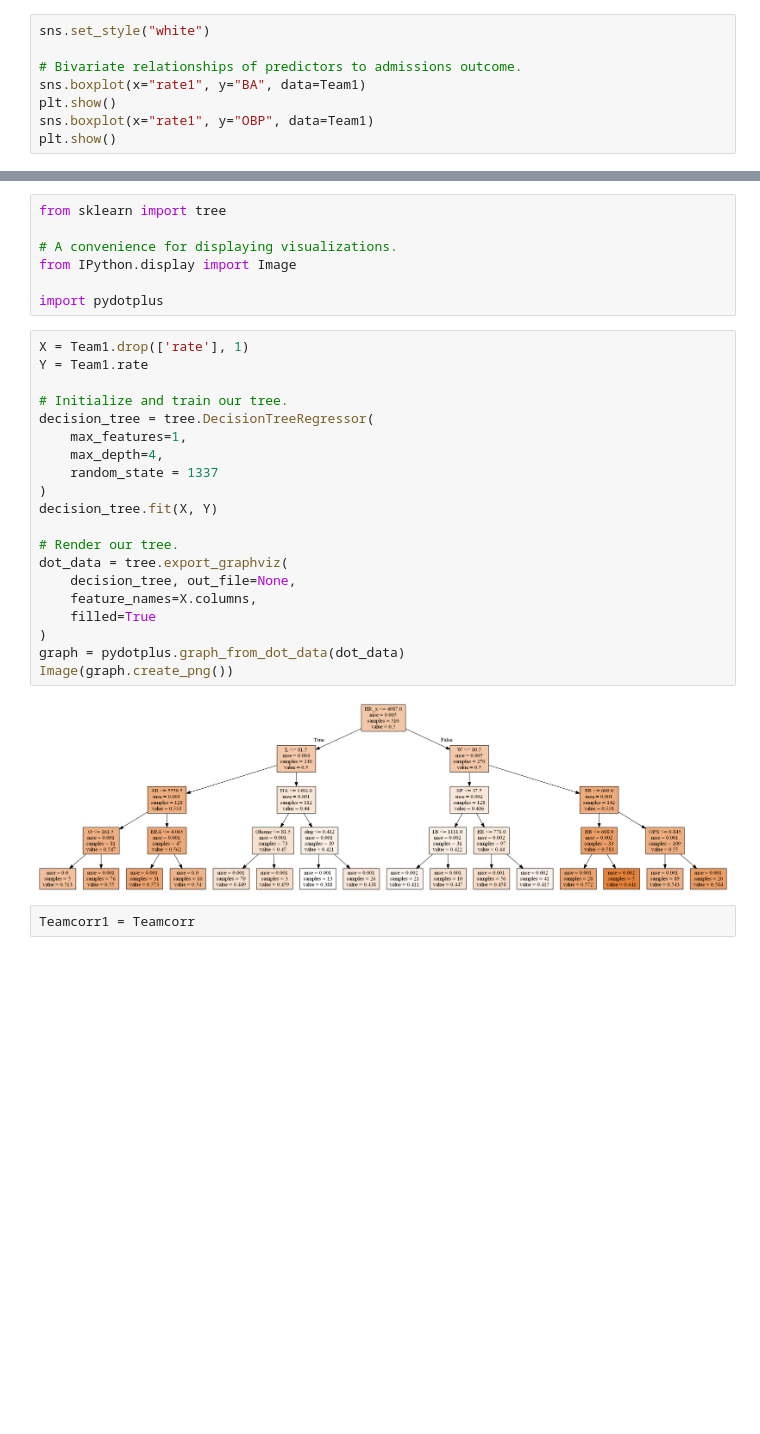
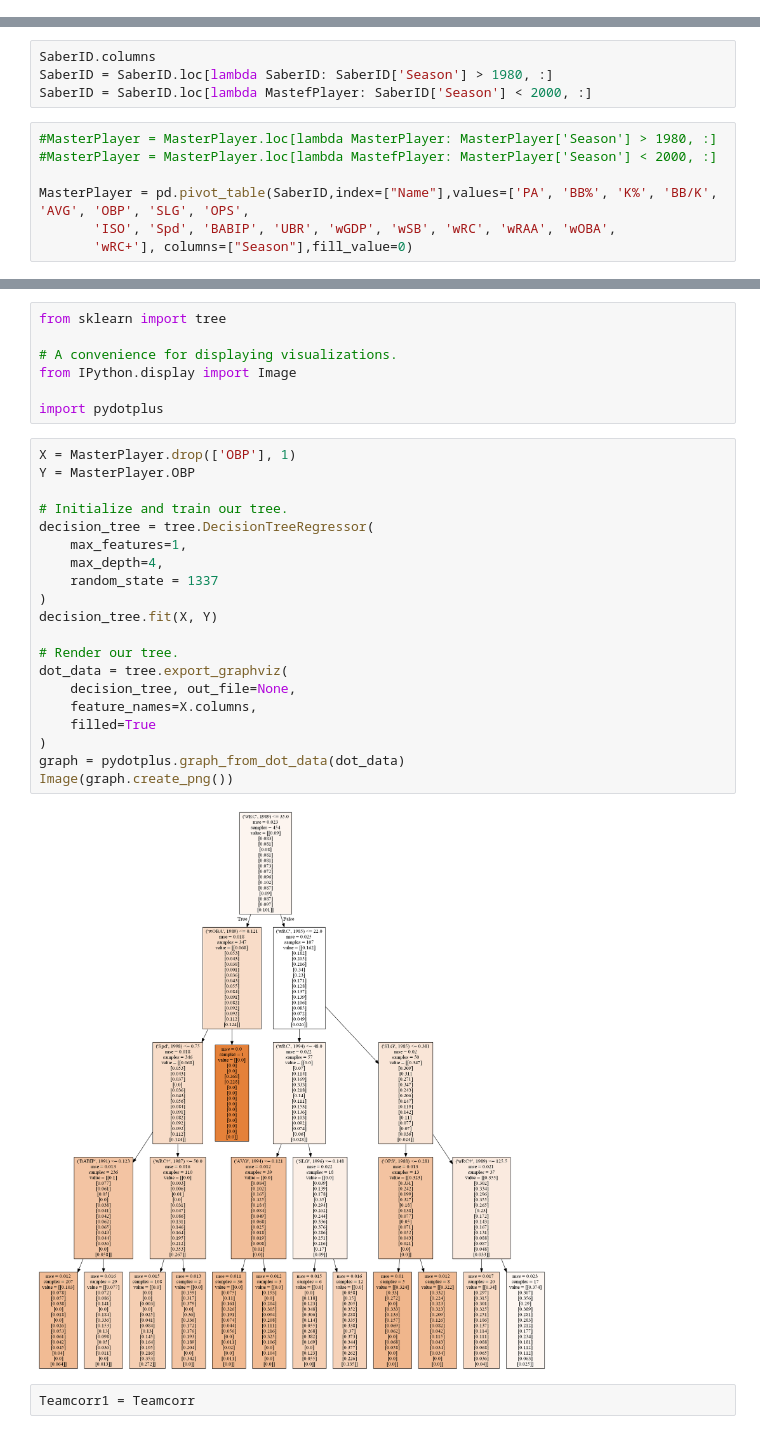
Before and after one commit to ezzanger/Supervised-Learning-Capstones, a Jupyter notebook: MLB Winning Optimization Machine.ipynb, the cells around one changed output, grey strips where cells are left out. Drawn from its saved outputs; the diff is of its cells as text; blank space fills up the shorter version.

```diff
--- a/MLB Winning Optimization Machine.ipynb
+++ b/MLB Winning Optimization Machine.ipynb
@@ -741,8 +532,0 @@ list(zip(feature_cols, lm2.coef_))
-# %%
-sns.set_style("white")
-
-# Bivariate relationships of predictors to admissions outcome.
-sns.boxplot(x="rate1", y="BA", data=Team1)
-plt.show()
-sns.boxplot(x="rate1", y="OBP", data=Team1)
-plt.show()
@@ -948,0 +533,11 @@ Coefficients for BA/rate1
+# %%
+SaberID.columns
+SaberID = SaberID.loc[lambda SaberID: SaberID['Season'] > 1980, :]
+SaberID = SaberID.loc[lambda MastefPlayer: SaberID['Season'] < 2000, :]
+# %%
+#MasterPlayer = MasterPlayer.loc[lambda MasterPlayer: MasterPlayer['Season'] > 1980, :]
+#MasterPlayer = MasterPlayer.loc[lambda MastefPlayer: MasterPlayer['Season'] < 2000, :]
+
+MasterPlayer = pd.pivot_table(SaberID,index=["Name"],values=['PA', 'BB%', 'K%', 'BB/K', 'AVG', 'OBP', 'SLG', 'OPS',
+       'ISO', 'Spd', 'BABIP', 'UBR', 'wGDP', 'wSB', 'wRC', 'wRAA', 'wOBA',
+       'wRC+'], columns=["Season"],fill_value=0)
@@ -1043,26 +732,26 @@ from IPython.display import Image
 
 import pydotplus
 # %%
-X = Team1.drop(['rate'], 1)
-Y = Team1.rate
+X = MasterPlayer.drop(['OBP'], 1)
+Y = MasterPlayer.OBP
 
 # Initialize and train our tree.
 decision_tree = tree.DecisionTreeRegressor(
     max_features=1,
     max_depth=4,
     random_state = 1337
 )
 decision_tree.fit(X, Y)
 
 # Render our tree.
 dot_data = tree.export_graphviz(
     decision_tree, out_file=None,
     feature_names=X.columns,
     filled=True
 )
 graph = pydotplus.graph_from_dot_data(dot_data)
 Image(graph.create_png())
 # %% [output]
-[figure, old version]
+[figure, new version]
 # %%
 Teamcorr1 = Teamcorr
```
Also changed, not shown: parts of 95 cells of this notebook.
